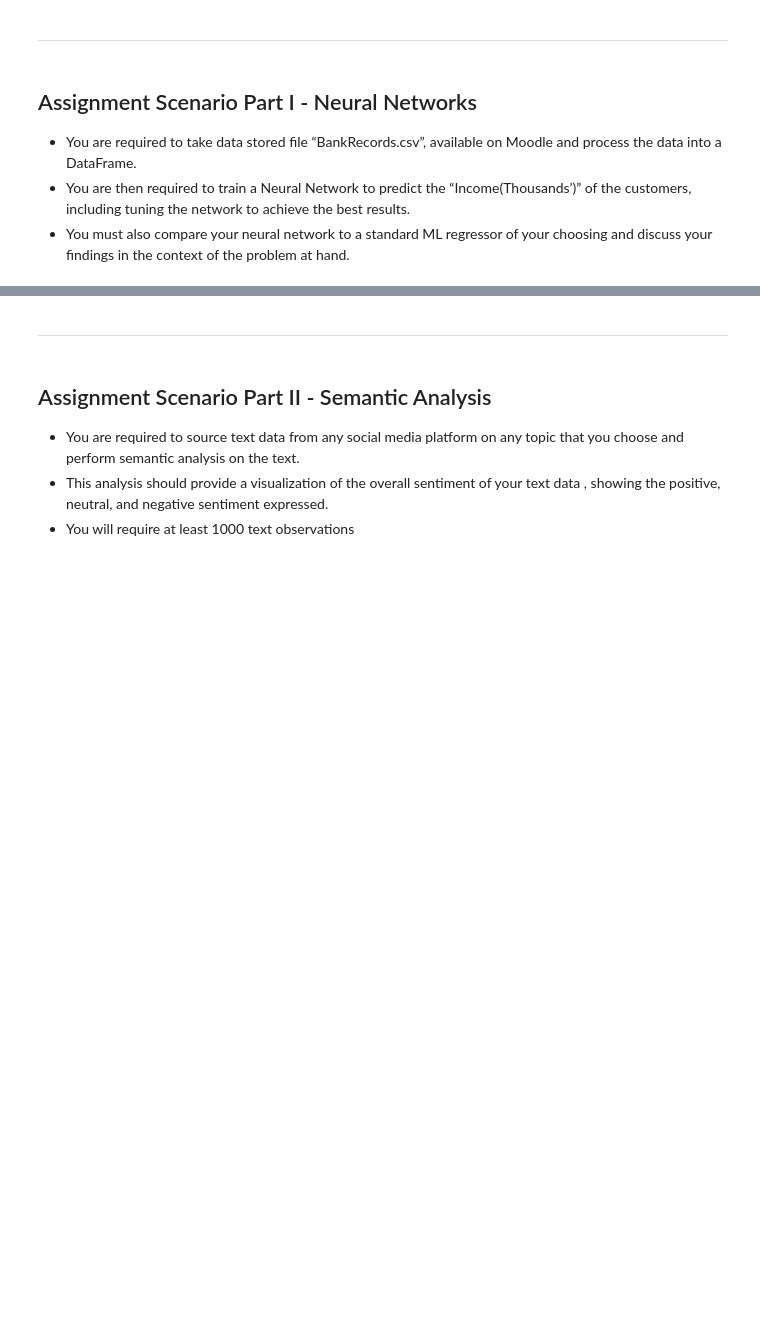
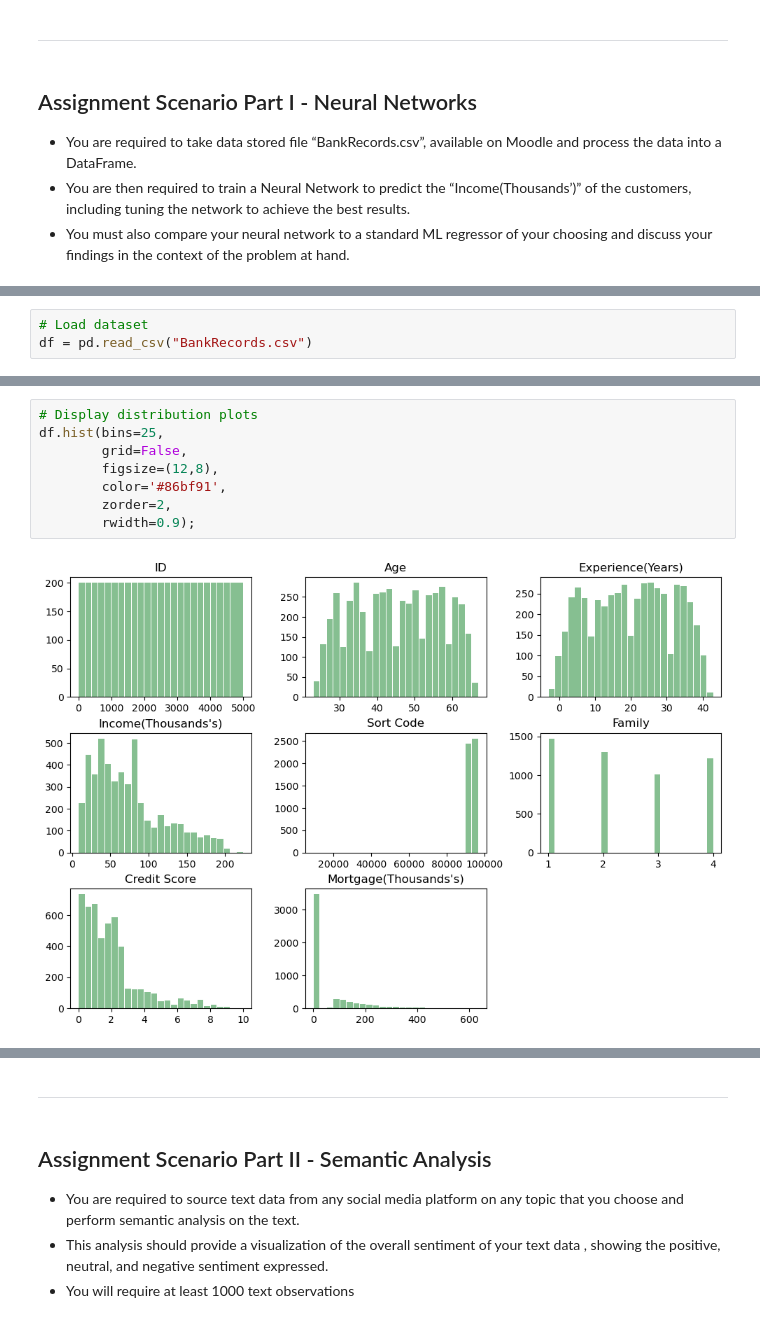
Before and after one commit to danrlei-martins-cct/ML_CA2, a Jupyter notebook: DanrleiMartins_ML_CA2.ipynb, the cells around one changed output, grey strips where cells are left out. Saved outputs shown, nothing was run; the diff lists cells and outputs as text; blank space fills up the shorter version.

```diff
--- a/DanrleiMartins_ML_CA2.ipynb
+++ b/DanrleiMartins_ML_CA2.ipynb
@@ -17,0 +22,3 @@
+# %%
+# Load dataset
+df = pd.read_csv("BankRecords.csv")
@@ -17,0 +72,10 @@
+# %%
+# Display distribution plots
+df.hist(bins=25,
+        grid=False,
+        figsize=(12,8),
+        color='#86bf91',
+        zorder=2,
+        rwidth=0.9);
+# %% [output]
+[figure, added]
```
Also changed, not shown: parts of 9 cells of this notebook.
